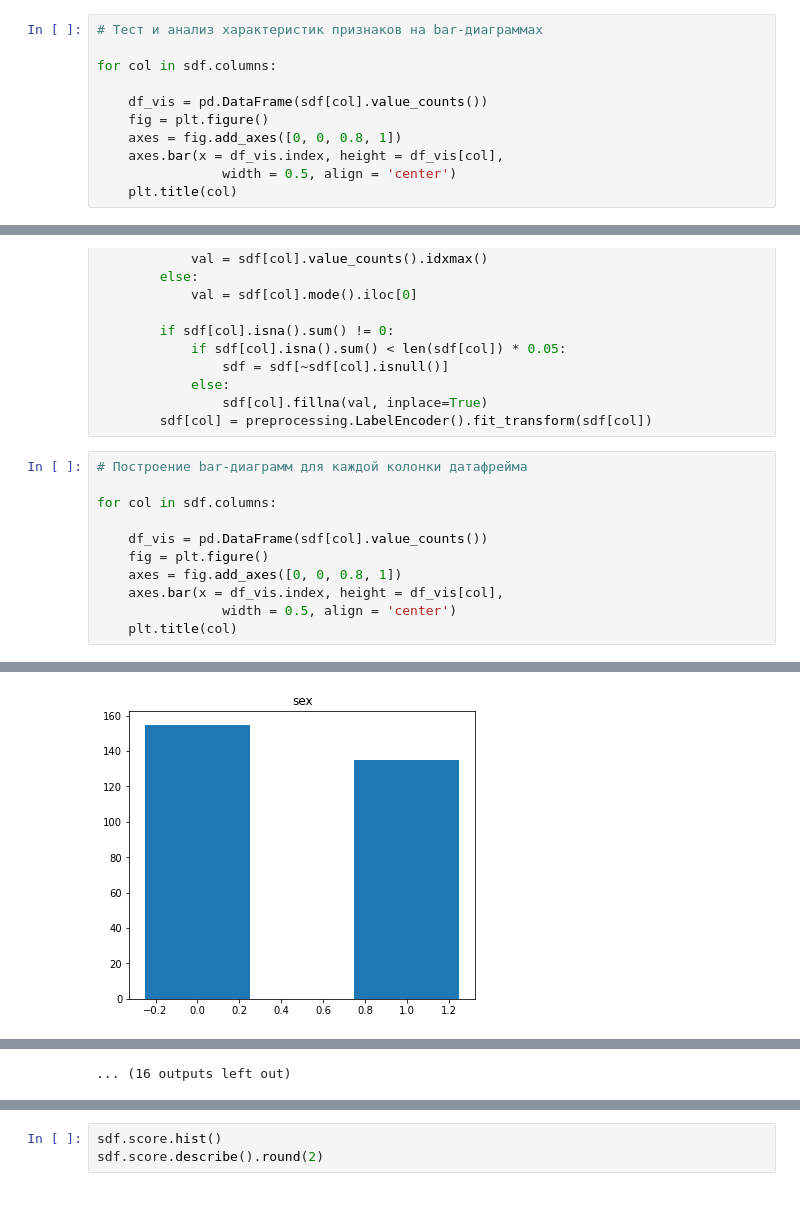
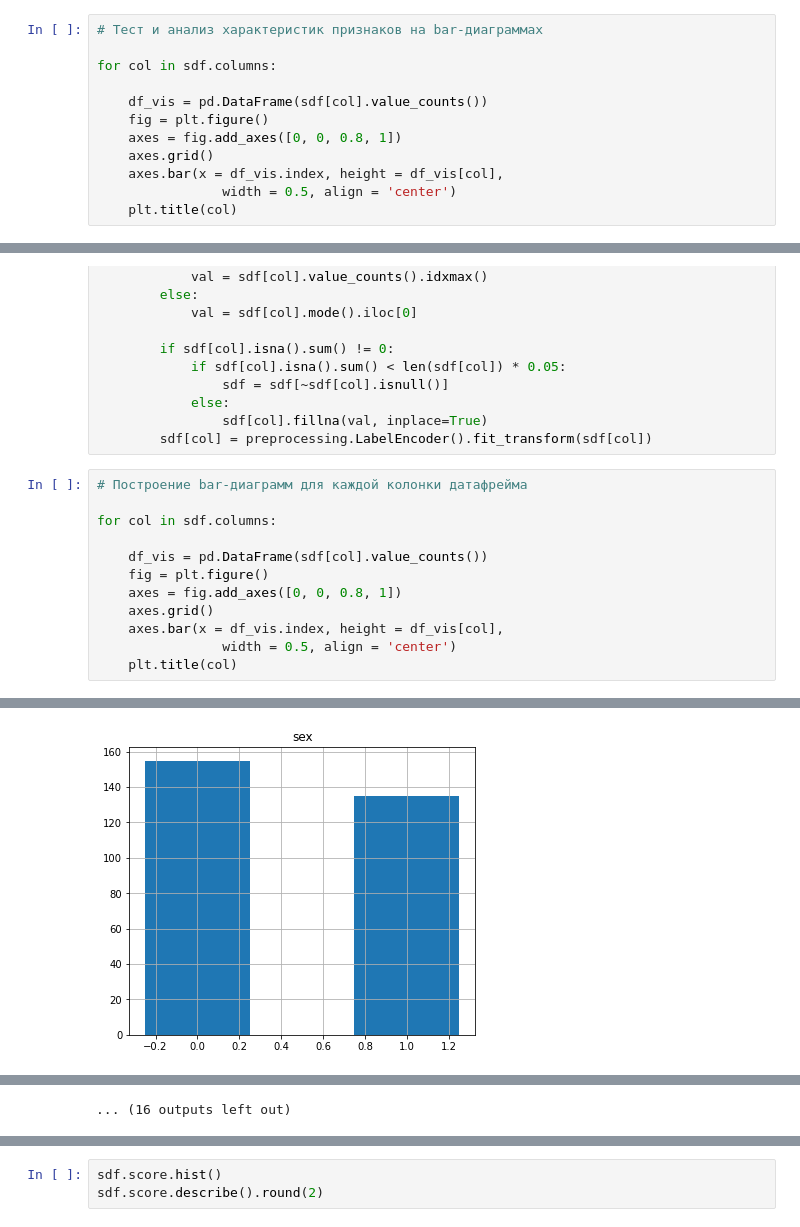
Before and after one commit to BlackGarri/GRepository, a Jupyter notebook: module_2/stud_math.ipynb, the cells around one changed output, grey strips where cells are left out. Saved outputs shown, nothing was run; the diff lists cells and outputs as text.

```diff
--- a/module_2/stud_math.ipynb
+++ b/module_2/stud_math.ipynb
@@ -145,6 +145,7 @@ for col in sdf.columns:
     df_vis = pd.DataFrame(sdf[col].value_counts())
     fig = plt.figure()
     axes = fig.add_axes([0, 0, 0.8, 1])
+    axes.grid()
     axes.bar(x = df_vis.index, height = df_vis[col],
                 width = 0.5, align = 'center')
     plt.title(col)
@@ -288,6 +289,7 @@ for col in sdf.columns:
     df_vis = pd.DataFrame(sdf[col].value_counts())
     fig = plt.figure()
     axes = fig.add_axes([0, 0, 0.8, 1])
+    axes.grid()
     axes.bar(x = df_vis.index, height = df_vis[col],
                 width = 0.5, align = 'center')
     plt.title(col)
@@ -296 +298 @@ for col in sdf.columns:
-[figure, old version]
+[figure, new version]
```
Also changed, not shown: parts of 10 cells of this notebook.
